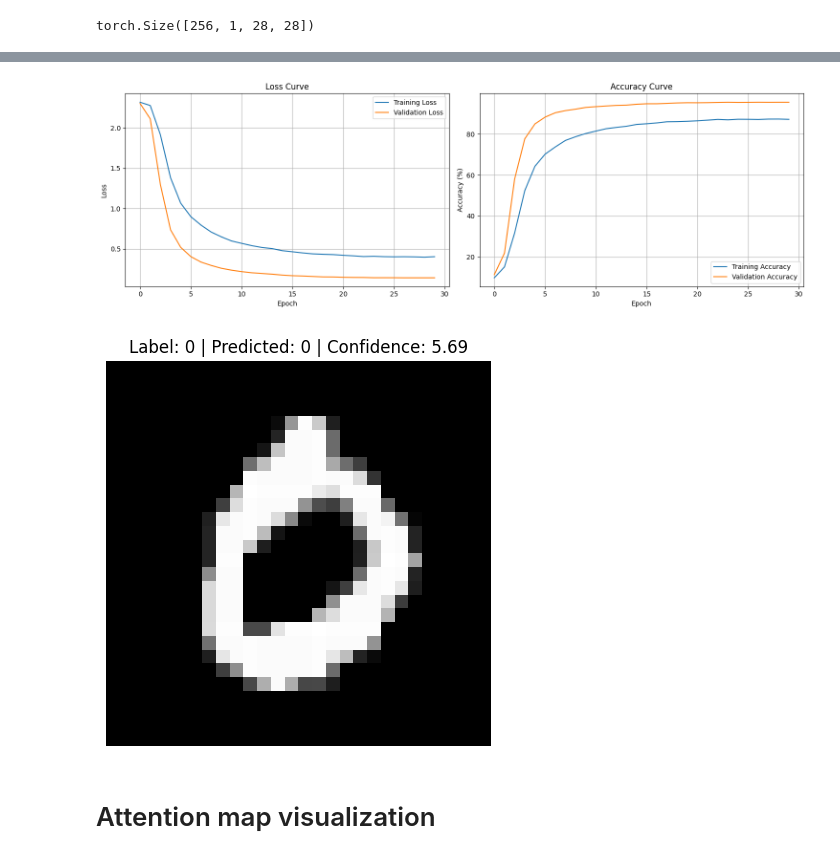
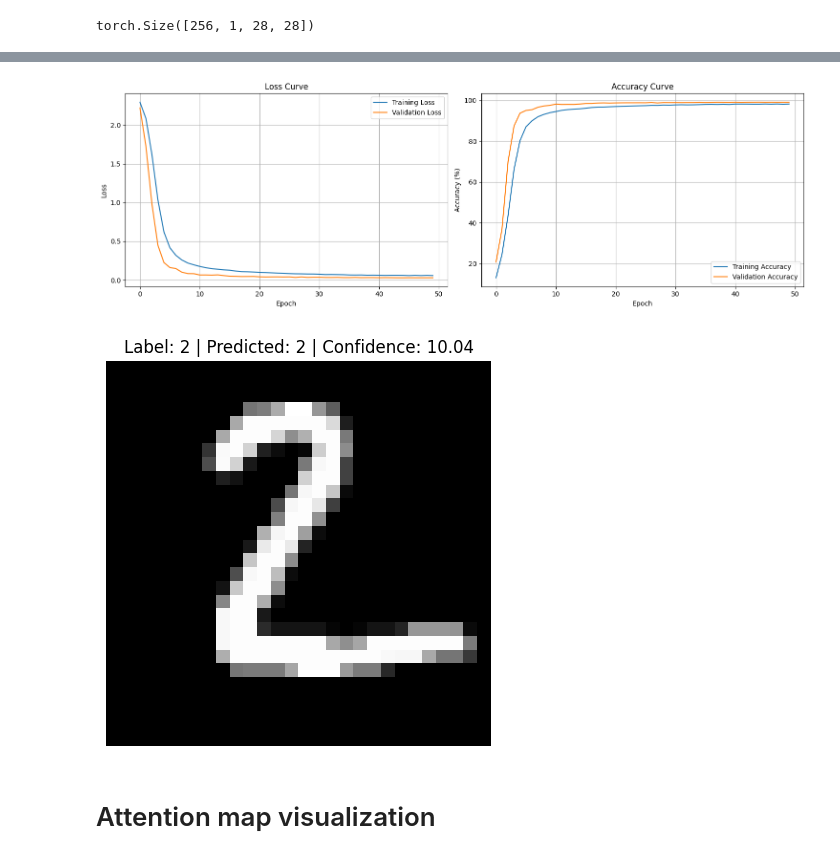
Before and after one commit to RabaDaba1/AI-research-implementations, a Jupyter notebook: computer_vision/vision_transformer.ipynb, the cells around one changed output, grey strips where cells are left out. Saved outputs shown, nothing was run; the diff lists cells and outputs as text; code cells hidden in the pictures.

```diff
--- a/computer_vision/vision_transformer.ipynb
+++ b/computer_vision/vision_transformer.ipynb
@@ -34,13 +35,13 @@ CUDA Version: 12.4
 IMG_PATH = "https://www.nylabone.com/-/media/project/oneweb/nylabone/images/dog101/10-intelligent-dog-breeds/golden-retriever-tongue-out.jpg?h=430&w=710&hash=7FEB820D235A44B76B271060E03572C7"
 IMG_SIZE = 28
 PATCH_SIZE = 7
-EMBEDDING_SIZE = 64
-NUM_HEADS = 4
-NUM_LAYERS = 3
+EMBEDDING_SIZE = 128
+NUM_HEADS = 16
+NUM_LAYERS = 12
 NUM_CLASSES = 10
 DROPOUT_RATE = 0.1
 
-NUM_EPOCHS = 30
+NUM_EPOCHS = 50
 LEARNING_RATE = 3e-4
 BATCH_SIZE = 256
 GRADIENT_ACCUMULATION_STEPS = 4
@@ -490,6 +487,9 @@ for epoch in range(NUM_EPOCHS):
     val_losses.append(avg_val_loss)
     val_accuracies.append(val_accuracy)
 
+    if val_accuracy > max(val_accuracies, default=0):
+        torch.save(vit.state_dict(), "vit.pth")
+
     print(
         f"Epoch {epoch + 1}/{NUM_EPOCHS} - Train Loss: {avg_train_loss:.4f}, Train Acc: {train_accuracy:.2f}%, "
         f"Val Loss: {avg_val_loss:.4f}, Val Acc: {val_accuracy:.2f}%"
@@ -532,27 +532,27 @@ plt.grid(True)
 plt.tight_layout()
 plt.show()
 # %% [output]
-[figure, old version]
+[figure, new version]
 # %%
 image, label = next(iter(test_loader))
-sample_image = image[3].unsqueeze(0).to(device)
-sample_label = label[3].item()
+sample_image = image[1].unsqueeze(0).to(device)
+sample_label = label[1].item()
 vit.eval()
 with torch.no_grad():
     outputs, attention_maps = vit(sample_image)
 
 predicted_class = outputs.argmax(dim=1).item()
 confidence = outputs[0, predicted_class].item()
 
 plt.figure(figsize=(5, 5))
-plt.imshow(image[3].squeeze().cpu().numpy(), cmap="gray")
+plt.imshow(image[1].squeeze().cpu().numpy(), cmap="gray")
 plt.title(
     f"Label: {sample_label} | Predicted: {predicted_class} | Confidence: {confidence:.2f}"
 )
 plt.axis("off")
 plt.show()
 # %% [output]
-[figure, old version]
+[figure, new version]
 # %% [markdown]
 # Attention map visualization
 # %%
```
Also changed, not shown: parts of 8 cells of this notebook, 6 other files.
